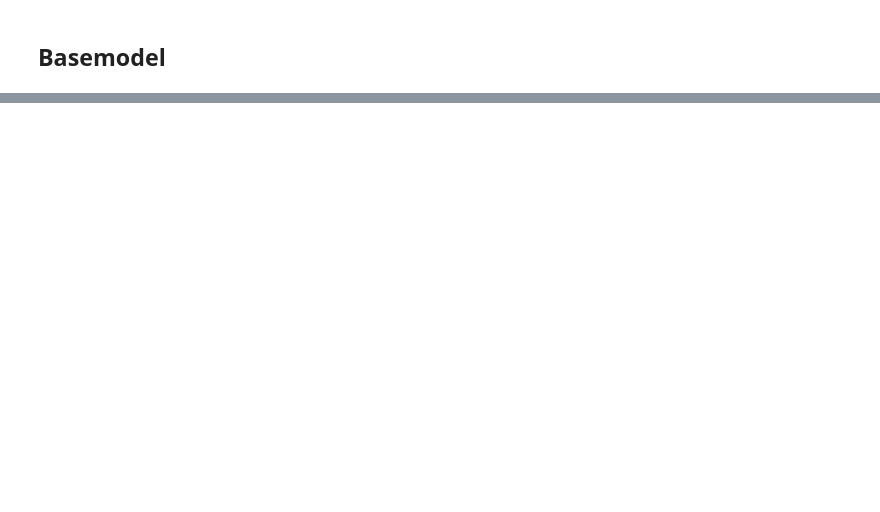
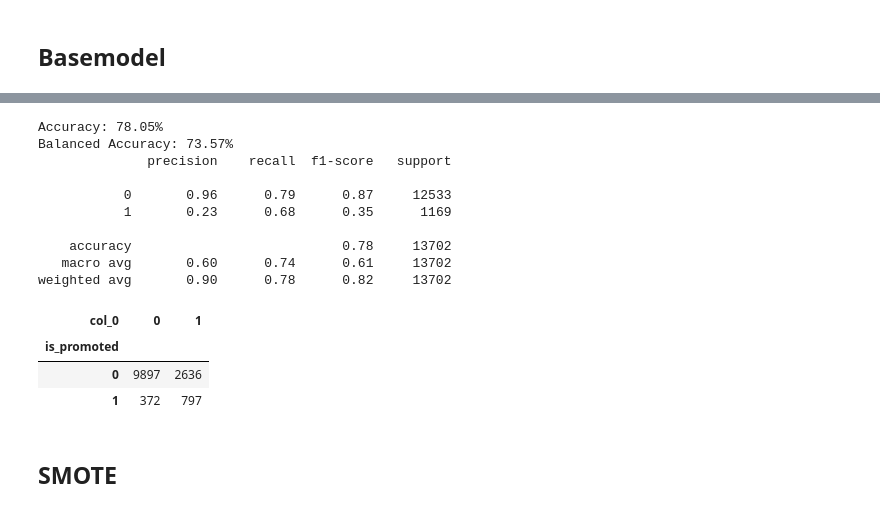
Before and after one commit to lakshyagupta2409/HRAnalytics, a Jupyter notebook: DataExplorationAnd Cleaning.ipynb, the cells around one changed output, grey strips where cells are left out. Drawn from its saved outputs; the diff is of its cells as text; code cells hidden in the pictures; blank space fills up the shorter version.

```diff
--- a/DataExplorationAnd Cleaning.ipynb
+++ b/DataExplorationAnd Cleaning.ipynb
@@ -247,0 +212,29 @@ Name: education, Length: 54808, dtype: bool
+# %%
+mythreshold=0.1
+y_pred = (model_Lr.predict_proba(X_val) >= mythreshold).astype(int)
+#y_pred = model_Lr.predict(X_val)
+y_pred=y_pred[:,1]
+#y_pred
+print(f"Accuracy: {round(metrics.accuracy_score(Y_val, y_pred)*100, 2)}%")
+print(f"Balanced Accuracy: {round(metrics.balanced_accuracy_score(Y_val, y_pred)*100, 2)}%")
+
+print(classification_report(Y_val,y_pred))
+df_confusion = pd.crosstab(Y_val, y_pred)
+df_confusion
+# %% [output]
+Accuracy: 78.05%
+Balanced Accuracy: 73.57%
+              precision    recall  f1-score   support
+
+           0       0.96      0.79      0.87     12533
+           1       0.23      0.68      0.35      1169
+
+    accuracy                           0.78     13702
+   macro avg       0.60      0.74      0.61     13702
+weighted avg       0.90      0.78      0.82     13702
+| col_0 | 0 | 1 |
+| is_promoted |  |  |
+| 0 | 9897 | 2636 |
+| 1 | 372 | 797 |
+# %% [markdown]
+## SMOTE
```
Also changed, not shown: parts of 22 cells of this notebook.
